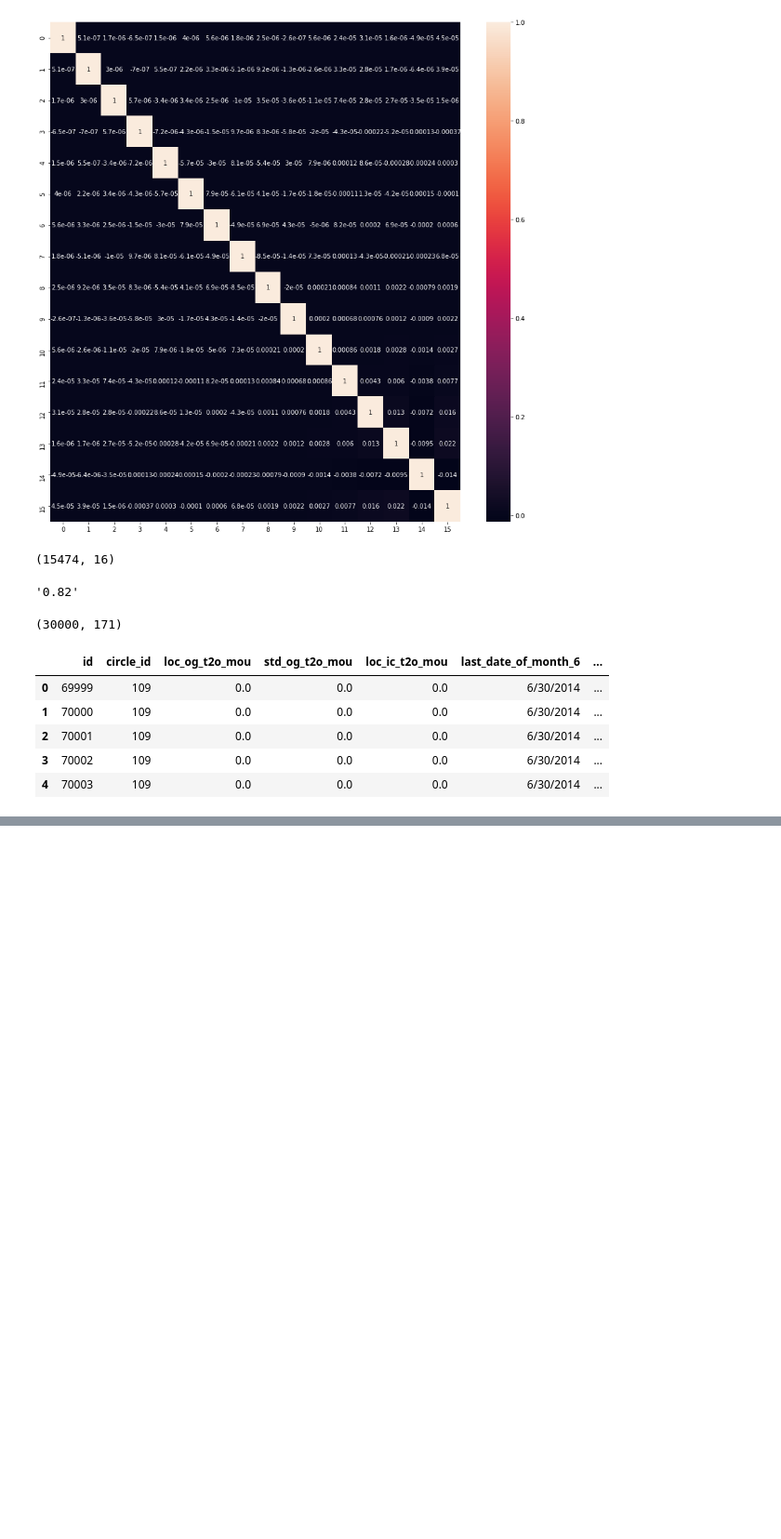
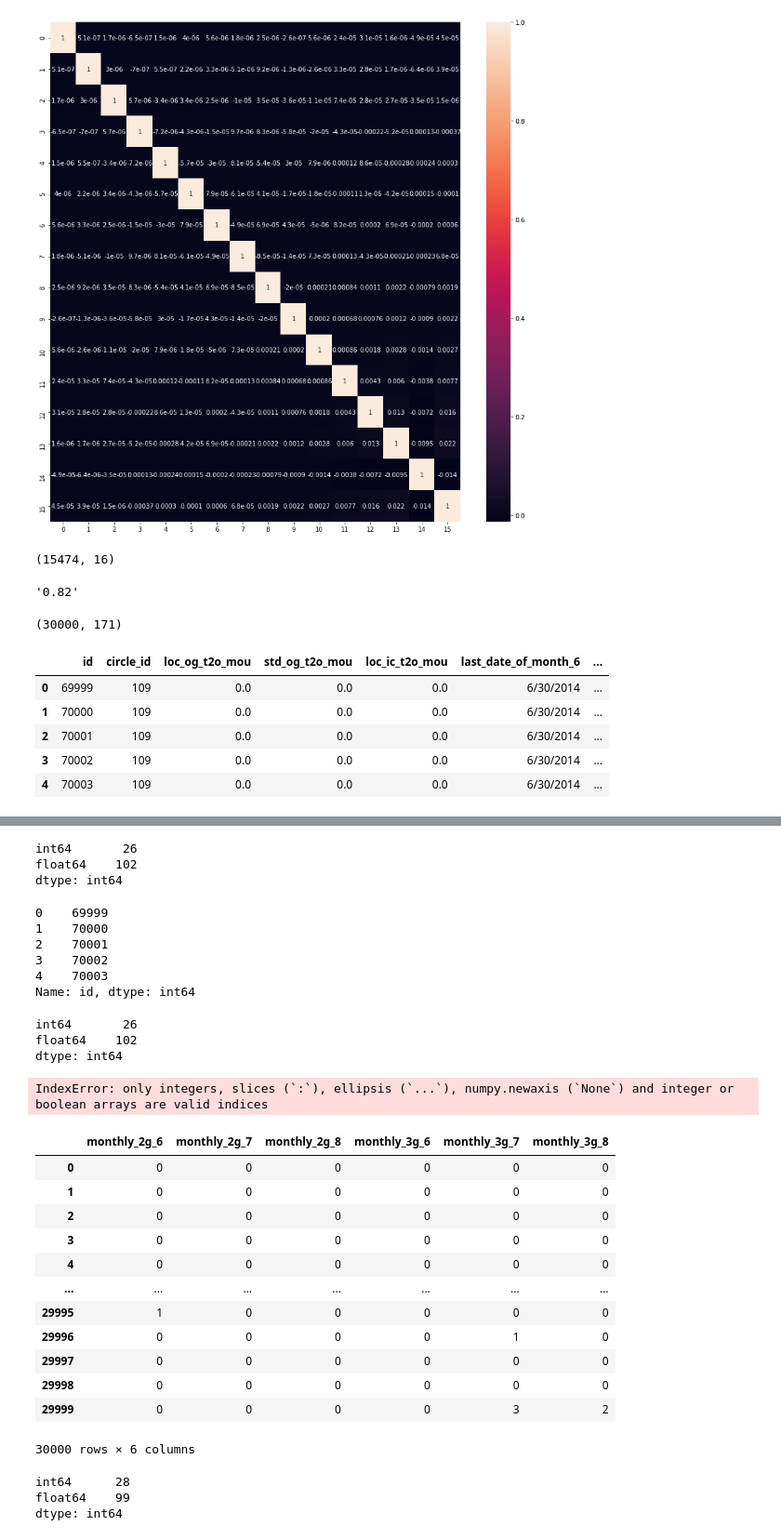
Before and after one commit to jagdishj/TelecomChurn_Kaggle, a Jupyter notebook: Practise.ipynb, the cells around one changed output, grey strips where cells are left out. Shown at 93% size. Drawn from its saved outputs; the diff is of its cells as text; code cells hidden in the pictures; blank space fills up the shorter version.

Commit message:
unseen data

```diff
--- a/Practise.ipynb
+++ b/Practise.ipynb
@@ -389,3 +389,6 @@ dfunseen.head()
 | 2 | 70001 | 109 | 0.0 | 0.0 | 0.0 | 6/30/2014 | ... |
 | 3 | 70002 | 109 | 0.0 | 0.0 | 0.0 | 6/30/2014 | ... |
 | 4 | 70003 | 109 | 0.0 | 0.0 | 0.0 | 6/30/2014 | ... |
+# %%
+dfunseen.drop(cols_to_drop, axis=1,inplace = True)
+dfunseen.shape
@@ -406,3 +417,6 @@ object              3
 dtype: int64
 # %%
-dfunseen.select_dtypes('object')
+dfunseen.drop(['circle_id', 'loc_og_t2o_mou', 'std_og_t2o_mou', 'loc_ic_t2o_mou',
+       'last_date_of_month_6', 'last_date_of_month_7', 'last_date_of_month_8',
+       'std_og_t2c_mou_6', 'std_og_t2c_mou_7', 'std_og_t2c_mou_8',
+       'std_ic_t2o_mou_6', 'std_ic_t2o_mou_7', 'std_ic_t2o_mou_8'], axis = 1, inplace = True)
@@ -422,0 +446,8 @@ dfunseen.select_dtypes('object')
+# %%
+dfunseen.date_of_last_rech_6.fillna('2014-06-01')
+dfunseen.date_of_last_rech_7.fillna('2014-07-01')
+dfunseen.date_of_last_rech_8.fillna('2014-08-01')
+
+dfunseen.date_of_last_rech_6 = dfunseen.date_of_last_rech_6.dt.day
+dfunseen.date_of_last_rech_7 = dfunseen.date_of_last_rech_7.dt.day
+dfunseen.date_of_last_rech_8 = dfunseen.date_of_last_rech_8.dt.day
@@ -422,0 +480,50 @@ dfunseen.select_dtypes('object')
+# %%
+dfunseen.columns.to_series().groupby(dfunseen.dtypes).count()
+# %% [output]
+int64       26
+float64    102
+dtype: int64
+# %%
+xunseen_id = dfunseen.pop('id')
+# %%
+xunseen_id.head()
+# %% [output]
+0    69999
+1    70000
+2    70001
+3    70002
+4    70003
+Name: id, dtype: int64
+# %%
+dfunseen.columns.to_series().groupby(dfunseen.dtypes).count()
+# %% [output]
+int64       26
+float64    102
+dtype: int64
+# %%
+xunseen = pd.get_dummies(data=dfunseen, columns=dfunseen.columns[['monthly_2g_6', 'monthly_2g_7', 'monthly_2g_8', 'monthly_3g_6',
+       'monthly_3g_7', 'monthly_3g_8']], drop_first = True)
+# %% [output]
+IndexError: only integers, slices (`:`), ellipsis (`...`), numpy.newaxis (`None`) and integer or boolean arrays are valid indices
+# %%
+dfunseen[['monthly_2g_6', 'monthly_2g_7', 'monthly_2g_8', 'monthly_3g_6', 'monthly_3g_7', 'monthly_3g_8']]
+# %% [output]
+|  | monthly_2g_6 | monthly_2g_7 | monthly_2g_8 | monthly_3g_6 | monthly_3g_7 | monthly_3g_8 |
+| 0 | 0 | 0 | 0 | 0 | 0 | 0 |
+| 1 | 0 | 0 | 0 | 0 | 0 | 0 |
+| 2 | 0 | 0 | 0 | 0 | 0 | 0 |
+| 3 | 0 | 0 | 0 | 0 | 0 | 0 |
+| 4 | 0 | 0 | 0 | 0 | 0 | 0 |
+| ... | ... | ... | ... | ... | ... | ... |
+| 29995 | 1 | 0 | 0 | 0 | 0 | 0 |
+| 29996 | 0 | 0 | 0 | 0 | 1 | 0 |
+| 29997 | 0 | 0 | 0 | 0 | 0 | 0 |
+| 29998 | 0 | 0 | 0 | 0 | 0 | 0 |
+| 29999 | 0 | 0 | 0 | 0 | 3 | 2 |
+30000 rows × 6 columns
+# %%
+dfunseen.columns.to_series().groupby(df.dtypes).count()
+# %% [output]
+int64      28
+float64    99
+dtype: int64
```
Also changed, not shown: parts of 8 cells of this notebook.
